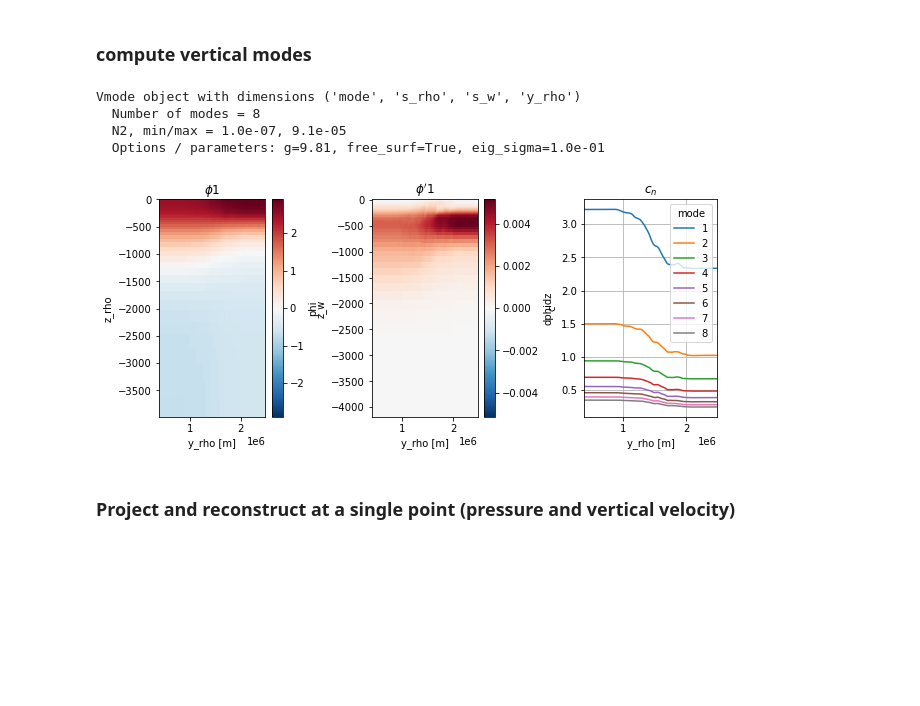
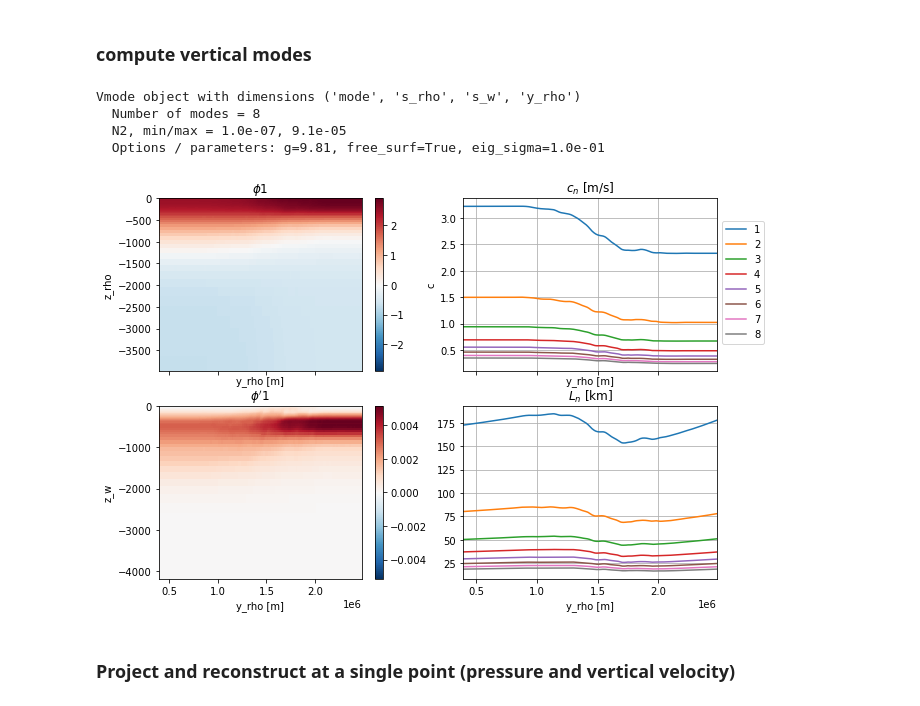
Before and after one commit to slgentil/croco, a Jupyter notebook: tutorials/vmodes.ipynb, the cells around one changed output. Drawn from its saved outputs; the diff is of its cells as text; code cells hidden in the pictures; blank space fills up the shorter version.

Commit message:
update vmodes tutorial to add horizontal lengthscale of modes in plots

```diff
--- a/tutorials/vmodes.ipynb
+++ b/tutorials/vmodes.ipynb
@@ -25,12 +26,12 @@ loading simulation from netcdf files using postp Run class
 # %%
 ### Load simulation
 
-root_path = '/home/datawork-lops-osi/equinox/jetn/'
-run = 'jet_cfg1_wp75_4km_1500a2000j_floats_lev50_itide/'
+root_path = '/home/c11-data/Test_aponte/jetn/old/'
+run = 'jet_cfg1_wp75_4km_1500a2000j_itide/'
 
 it = 1 # time index (working with one time index for this example)
 
-r = pp.Run(root_path+run, prefix='file_', outputs=['grid','his'], verbose=False)
+r = pp.Run(root_path+run, prefix='', outputs=['grid','his'], verbose=False)
 ds = r['his'].isel(time=it)
 # %% [markdown]
 ## First example: single horizontal point.
@@ -207,33 +206,42 @@ Text(0.5, 1.0, 'mean N2')
 # %%
 ### compute modes
 nmodes = 8
 
 # create xgcm grid
 gridcoord = {key:val.coords for key,val in r.xgrid.axes.items() if key not in "xi"}
 xgrid = Grid(sds, coords=gridcoord, periodic=['eta'])
 
 vmodes = vmd.Vmodes(xgrid, zr_mean, zw_mean, N2, nmodes, persist=True) # working version
+omega = 2.*pi/(12.*3600)
+lwave = 2*pi*vmodes["c"] / (omega**2 - vmodes["f"]**2)**.5 *1e-3 # horizontal lengthscale [km]
 
 # plot result (for one mode)
 imod = 1
-fig, axs = plt.subplots(1, 3, sharex=True, sharey=False, figsize=(10,4))
-vmodes.ds.phi.sel(mode=imod).plot(x="y_rho", y="z_rho", ax=axs[0])
-axs[0].set_title(r"$\phi $"+str(imod))
-vmodes.ds.dphidz.sel(mode=imod).plot(x="y_rho", y="z_w", ax=axs[1])
-axs[1].set_title(r"$\phi' $"+str(imod))
-vmodes.ds.c.isel(mode=slice(1,None)).plot.line(x="y_rho", ax=axs[2])
-axs[2].grid(True)
-axs[2].set_title(r"$c_n$")
-fig.subplots_adjust(wspace=.6)
+fig, axs = plt.subplots(2, 2, sharex=True, sharey=False, figsize=(10,7))
+
+vmodes.ds.phi.sel(mode=imod).plot(x="y_rho", y="z_rho", ax=axs[0,0], cbar_kwargs={"label":""})
+axs[0,0].set_title(r"$\phi $"+str(imod))
+
+vmodes.ds.dphidz.sel(mode=imod).plot(x="y_rho", y="z_w", ax=axs[1,0], cbar_kwargs={"label":""})
+axs[1,0].set_title(r"$\phi' $"+str(imod))
+
+hpl = vmodes.ds.c.isel(mode=slice(1,None)).plot.line(x="y_rho", ax=axs[0,1], add_legend=False)
+axs[0,1].grid(True)
+axs[0,1].set_title(r"$c_n$ [m/s]")
+axs[0, 1].legend(hpl, vmodes['mode'][1:].values, bbox_to_anchor=(1,.9))
+
+lwave.isel(mode=slice(1,None)).plot.line(x="y_rho", ax=axs[1,1], add_legend=False)
+axs[1,1].grid(True)
+axs[1,1].set_title(r"$L_n$ [km]")
 
 # show result
 vmodes
 # %% [output]
 Vmode object with dimensions ('mode', 's_rho', 's_w', 'y_rho')
   Number of modes = 8
   N2, min/max = 1.0e-07, 9.1e-05
   Options / parameters: g=9.81, free_surf=True, eig_sigma=1.0e-01
-[figure, old version]
+[figure, new version]
 # %% [markdown]
 ### Project and reconstruct at a single point (pressure and vertical velocity)
 # %%
```
Also changed, not shown: parts of 2 cells of this notebook.
